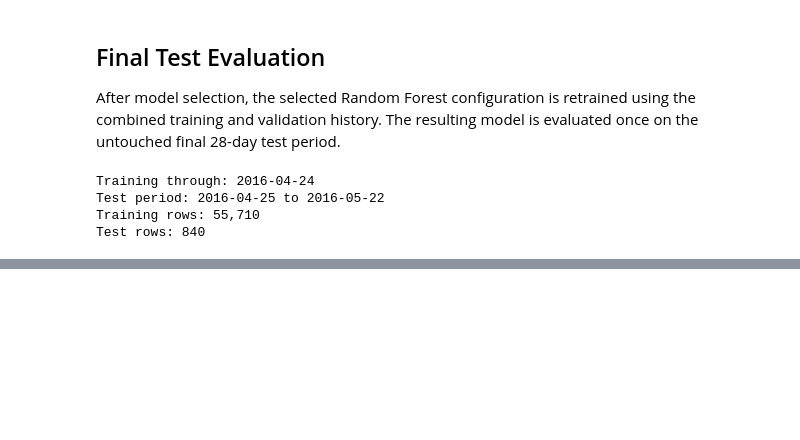
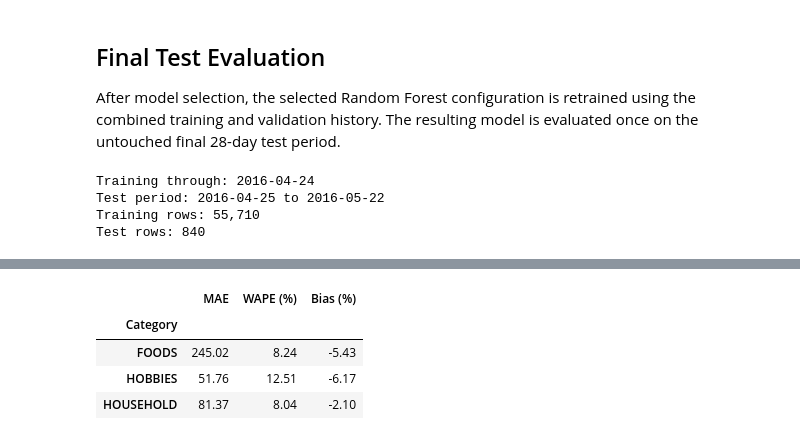
Before and after one commit to afsane-amiri/retail-demand-forecasting, a Jupyter notebook: notebooks/03_model_development.ipynb, the cells around one changed output, grey strips where cells are left out. Saved outputs shown, nothing was run; the diff lists cells and outputs as text; code cells hidden in the pictures; blank space fills up the shorter version.

```diff
--- a/notebooks/03_model_development.ipynb
+++ b/notebooks/03_model_development.ipynb
@@ -1131,0 +1257,46 @@ Test rows: 840
+# %%
+test_analysis = test[
+    [
+        "date",
+        "store_id",
+        "state_id",
+        "cat_id",
+        "sales",
+    ]
+].copy()
+
+test_analysis["prediction"] = final_test_pred
+# %%
+category_test_results = []
+
+for category, group in test_analysis.groupby("cat_id"):
+    category_test_results.append(
+        {
+            "Category": category,
+            "MAE": mae(
+                group["sales"],
+                group["prediction"],
+            ),
+            "WAPE (%)": wape(
+                group["sales"],
+                group["prediction"],
+            ),
+            "Bias (%)": bias_pct(
+                group["sales"],
+                group["prediction"],
+            ),
+        }
+    )
+
+category_test_results = (
+    pd.DataFrame(category_test_results)
+    .set_index("Category")
+)
+
+category_test_results.round(2)
+# %% [output]
+|  | MAE | WAPE (%) | Bias (%) |
+| Category |  |  |  |
+| FOODS | 245.02 | 8.24 | -5.43 |
+| HOBBIES | 51.76 | 12.51 | -6.17 |
+| HOUSEHOLD | 81.37 | 8.04 | -2.10 |
```
Also changed, not shown: parts of 15 cells of this notebook, 9 other files.
